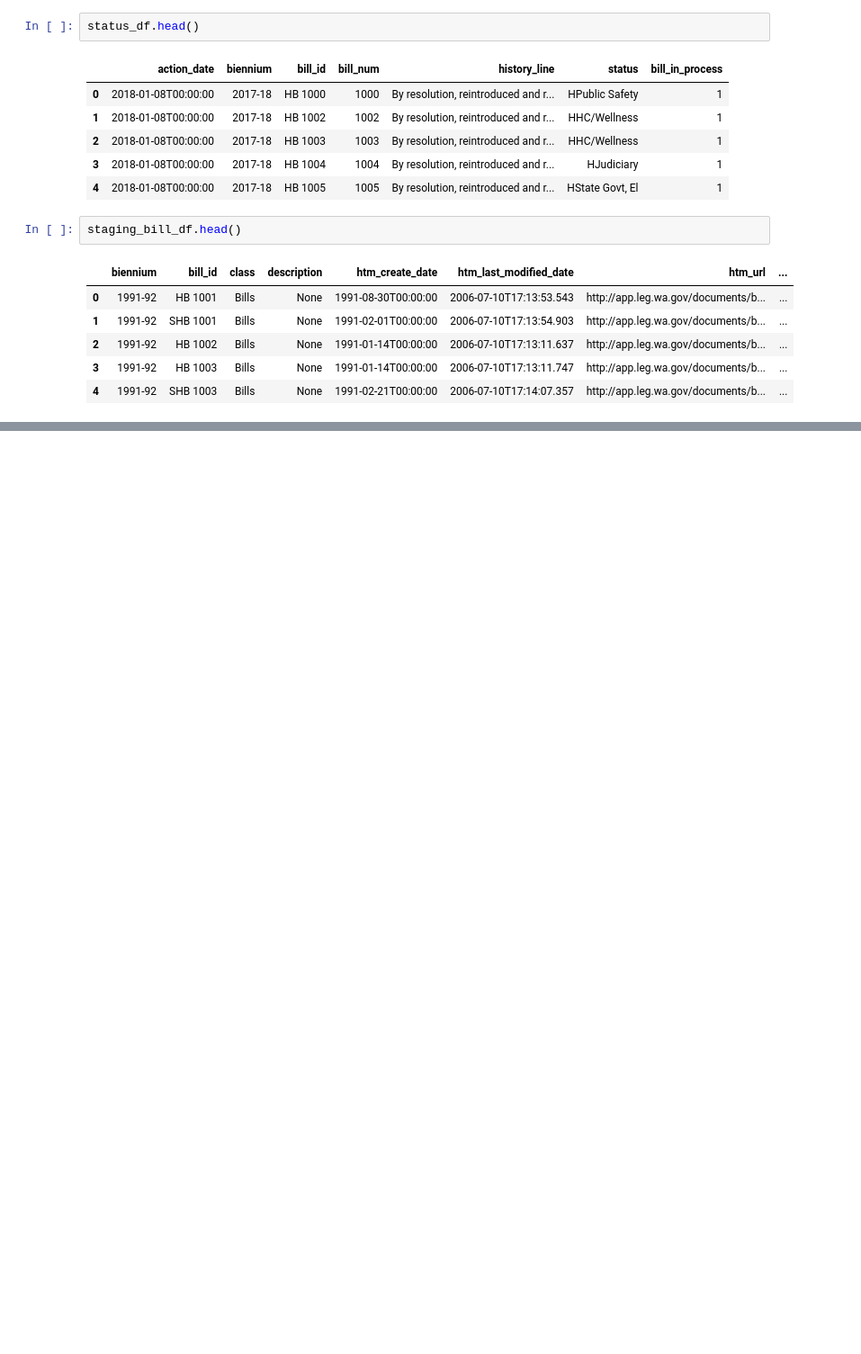
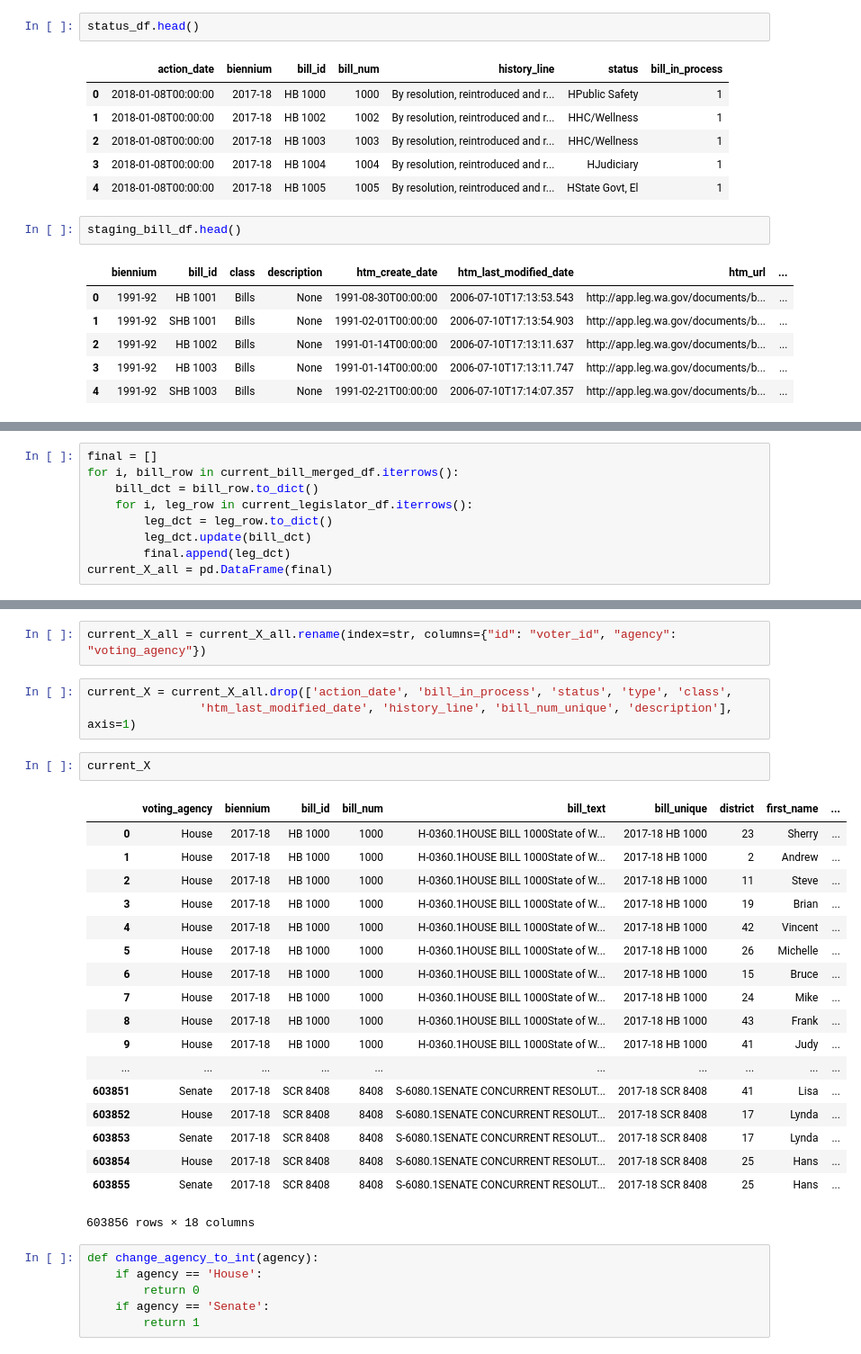
Before and after one commit to ekarboski/washington_state_legislation, a Jupyter notebook: Identify-bills-in-progress.ipynb, the cells around one changed output, grey strips where cells are left out. Shown at 90% size. Saved outputs shown, nothing was run; the diff lists cells and outputs as text; blank space fills up the shorter version.

```diff
--- a/Identify-bills-in-progress.ipynb
+++ b/Identify-bills-in-progress.ipynb
@@ -33,0 +103,9 @@ staging_bill_df.head()
+# %%
+final = []
+for i, bill_row in current_bill_merged_df.iterrows():
+    bill_dct = bill_row.to_dict()
+    for i, leg_row in current_legislator_df.iterrows():
+        leg_dct = leg_row.to_dict()
+        leg_dct.update(bill_dct)
+        final.append(leg_dct)
+current_X_all = pd.DataFrame(final)
@@ -33,0 +123,32 @@ staging_bill_df.head()
+# %%
+current_X_all = current_X_all.rename(index=str, columns={"id": "voter_id", "agency": "voting_agency"})
+# %%
+current_X = current_X_all.drop(['action_date', 'bill_in_process', 'status', 'type', 'class',
+                'htm_last_modified_date', 'history_line', 'bill_num_unique', 'description'], axis=1)
+# %%
+current_X
+# %% [output]
+|  | voting_agency | biennium | bill_id | bill_num | bill_text | bill_unique | district | first_name | ... |
+| 0 | House | 2017-18 | HB 1000 | 1000 | H-0360.1HOUSE BILL 1000State of W... | 2017-18 HB 1000 | 23 | Sherry | ... |
+| 1 | House | 2017-18 | HB 1000 | 1000 | H-0360.1HOUSE BILL 1000State of W... | 2017-18 HB 1000 | 2 | Andrew | ... |
+| 2 | House | 2017-18 | HB 1000 | 1000 | H-0360.1HOUSE BILL 1000State of W... | 2017-18 HB 1000 | 11 | Steve | ... |
+| 3 | House | 2017-18 | HB 1000 | 1000 | H-0360.1HOUSE BILL 1000State of W... | 2017-18 HB 1000 | 19 | Brian | ... |
+| 4 | House | 2017-18 | HB 1000 | 1000 | H-0360.1HOUSE BILL 1000State of W... | 2017-18 HB 1000 | 42 | Vincent | ... |
+| 5 | House | 2017-18 | HB 1000 | 1000 | H-0360.1HOUSE BILL 1000State of W... | 2017-18 HB 1000 | 26 | Michelle | ... |
+| 6 | House | 2017-18 | HB 1000 | 1000 | H-0360.1HOUSE BILL 1000State of W... | 2017-18 HB 1000 | 15 | Bruce | ... |
+| 7 | House | 2017-18 | HB 1000 | 1000 | H-0360.1HOUSE BILL 1000State of W... | 2017-18 HB 1000 | 24 | Mike | ... |
+| 8 | House | 2017-18 | HB 1000 | 1000 | H-0360.1HOUSE BILL 1000State of W... | 2017-18 HB 1000 | 43 | Frank | ... |
+| 9 | House | 2017-18 | HB 1000 | 1000 | H-0360.1HOUSE BILL 1000State of W... | 2017-18 HB 1000 | 41 | Judy | ... |
+| ... | ... | ... | ... | ... | ... | ... | ... | ... | ... |
+| 603851 | Senate | 2017-18 | SCR 8408 | 8408 | S-6080.1SENATE CONCURRENT RESOLUT... | 2017-18 SCR 8408 | 41 | Lisa | ... |
+| 603852 | House | 2017-18 | SCR 8408 | 8408 | S-6080.1SENATE CONCURRENT RESOLUT... | 2017-18 SCR 8408 | 17 | Lynda | ... |
+| 603853 | Senate | 2017-18 | SCR 8408 | 8408 | S-6080.1SENATE CONCURRENT RESOLUT... | 2017-18 SCR 8408 | 17 | Lynda | ... |
+| 603854 | House | 2017-18 | SCR 8408 | 8408 | S-6080.1SENATE CONCURRENT RESOLUT... | 2017-18 SCR 8408 | 25 | Hans | ... |
+| 603855 | Senate | 2017-18 | SCR 8408 | 8408 | S-6080.1SENATE CONCURRENT RESOLUT... | 2017-18 SCR 8408 | 25 | Hans | ... |
+603856 rows × 18 columns
+# %%
+def change_agency_to_int(agency):
+    if agency == 'House':
+        return 0
+    if agency == 'Senate':
+        return 1
```
Also changed, not shown: parts of 25 cells of this notebook.
